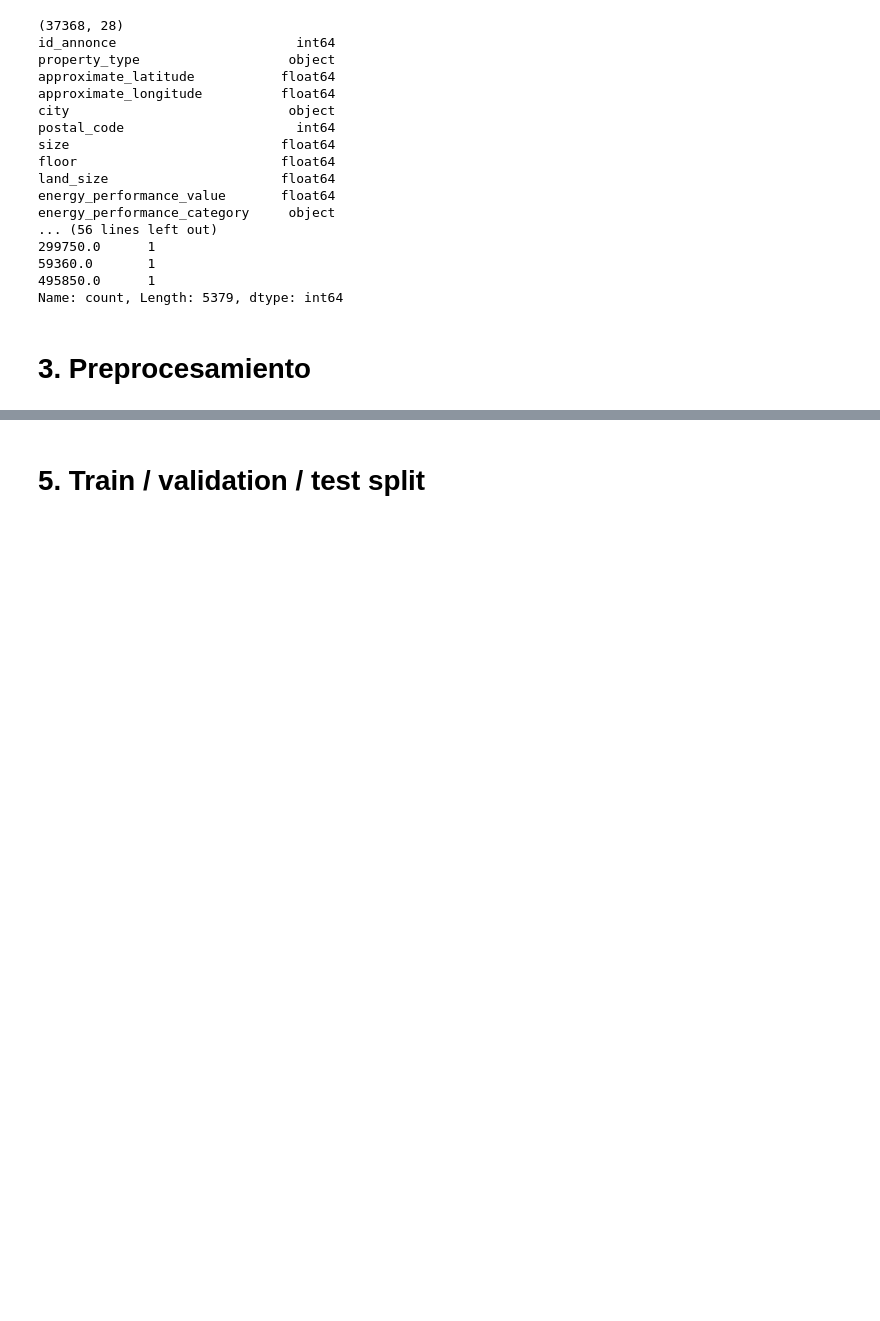
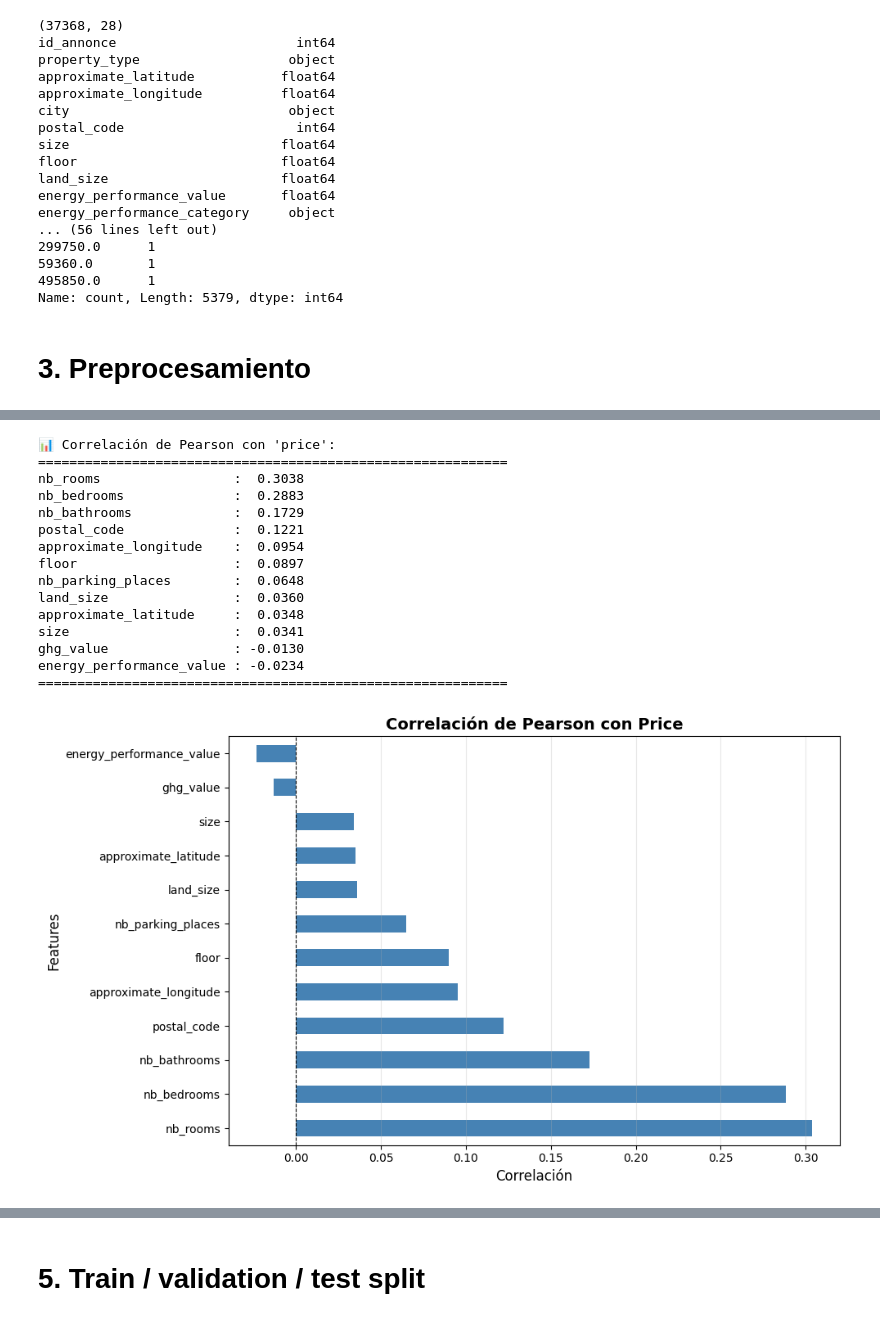
Before and after one commit to emm-gl/WA2501_Machine_Learning_AI, a Jupyter notebook: M&DL2501-Math&DeepLearning/Bloque01/Reto I: Math & Deep learning/Reto_I_Math_&_Deep_Learning.ipynb, the cells around one changed output, grey strips where cells are left out. Drawn from its saved outputs; the diff is of its cells as text; code cells hidden in the pictures; blank space fills up the shorter version.

```diff
--- a/M&DL2501-Math&DeepLearning/Bloque01/Reto I: Math & Deep learning/Reto_I_Math_&_Deep_Learning.ipynb
+++ b/M&DL2501-Math&DeepLearning/Bloque01/Reto I: Math & Deep learning/Reto_I_Math_&_Deep_Learning.ipynb
@@ -106,8 +138,13 @@ Name: count, Length: 5379, dtype: int64
 # %% [markdown]
 # 3. Preprocesamiento
 # %%
-# (a) Borrardo de variables irrelevantes
-features = ["approximate_latitude", "approximate_longitude", "size", "nb_rooms", "nb_bedrooms", "nb_bathrooms", "price"]
-df = df[features]
-df.head(3)
+# (a) Elegir variables númericas:
+
+KeepColumns = ["approximate_latitude", "approximate_longitude", "postal_code", "floor", "size", "land_size", "energy_performance_value", "ghg_value", "nb_rooms", "nb_bedrooms","nb_bathrooms", "nb_parking_places", "price"]
+df = df_org[KeepColumns]
+
+print(df.shape)
+print(df.dtypes)
+print(df.isna().sum())
+print(df["price"].value_counts())
 # %% [output]
@@ -118,5 +167,0 @@ df.head(3)
-# %%
-# (b) Imputar valores en registros vacios
-# (c) Revisar correlación de variables elegidas para solo seleccionar 3
-
-df["TotalCharges"] = pd.to_numeric(df["TotalCharges"], errors="coerce")
@@ -122,0 +290,38 @@ df["TotalCharges"] = pd.to_numeric(df["TotalCharges"], errors="coerce")
+# %%
+# (C) Correlación de variables numéricas:
+
+correlaciones = df.corr()['price'].drop('price').sort_values(ascending=False)
+
+print("📊 Correlación de Pearson con 'price':")
+print("=" * 60)
+for feature, corr in correlaciones.items():
+    print(f"{feature:25s}: {corr:7.4f}")
+print("=" * 60)
+
+# Visualizar
+plt.figure(figsize=(10, 6))
+correlaciones.plot(kind='barh', color='steelblue')
+plt.title('Correlación de Pearson con Price', fontsize=14, fontweight='bold')
+plt.xlabel('Correlación', fontsize=12)
+plt.ylabel('Features', fontsize=12)
+plt.axvline(x=0, color='black', linestyle='--', linewidth=0.8)
+plt.grid(axis='x', alpha=0.3)
+plt.tight_layout()
+plt.show()
+# %% [output]
+📊 Correlación de Pearson con 'price':
+============================================================
+nb_rooms                 :  0.3038
+nb_bedrooms              :  0.2883
+nb_bathrooms             :  0.1729
+postal_code              :  0.1221
+approximate_longitude    :  0.0954
+floor                    :  0.0897
+nb_parking_places        :  0.0648
+land_size                :  0.0360
+approximate_latitude     :  0.0348
+size                     :  0.0341
+ghg_value                : -0.0130
+energy_performance_value : -0.0234
+============================================================
+[figure, added]
```
Also changed, not shown: parts of 28 cells of this notebook.
